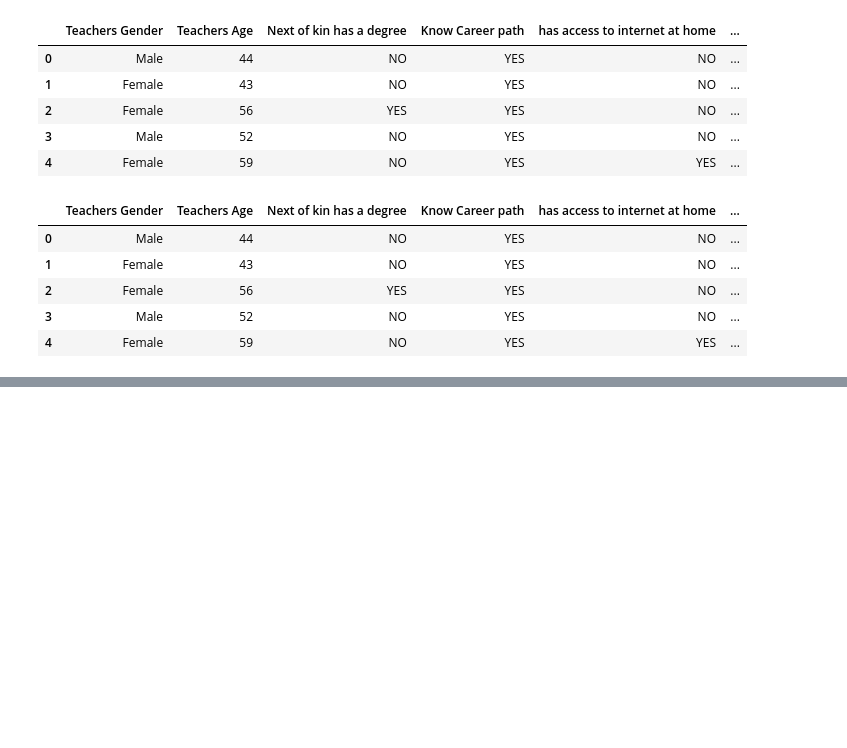
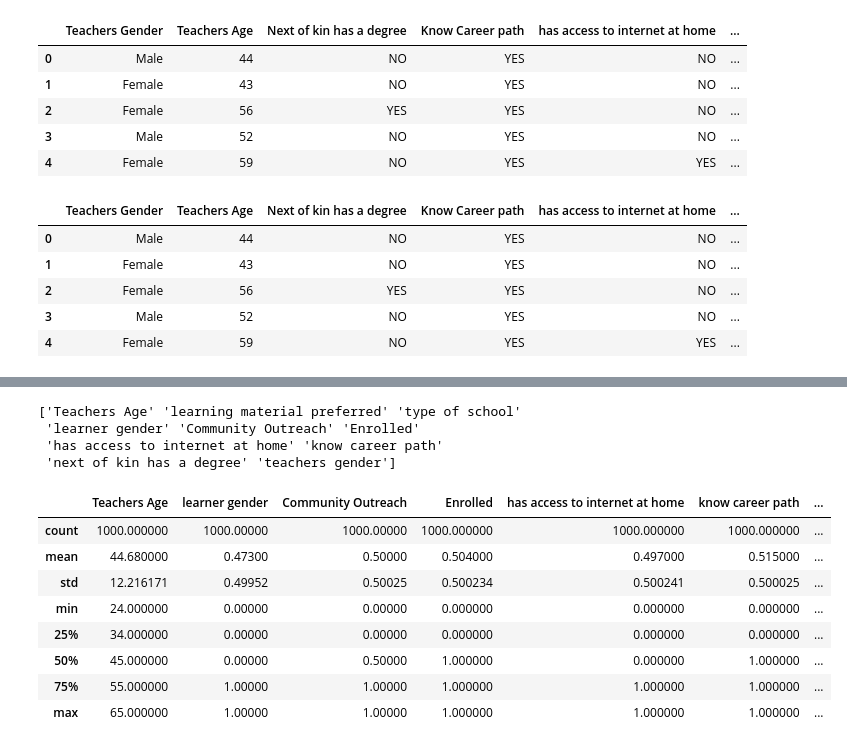
Before and after one commit to Amahle10/meta_devs, a Jupyter notebook: dataAnalysis.ipynb, the cells around one changed output, grey strips where cells are left out. Cells and saved outputs as stored; diff of their text form; code cells hidden in the pictures; blank space fills up the shorter version.

```diff
--- a/dataAnalysis.ipynb
+++ b/dataAnalysis.ipynb
@@ -199,0 +371,3 @@ dataFile4=dataFile3.drop(['NO'],axis=1)
+# %%
+dataFile8=pd.concat((dataFile7,dummy7),axis=1)
+dataFile8.head()
@@ -199,0 +381,3 @@ dataFile4=dataFile3.drop(['NO'],axis=1)
+# %%
+dataFile8=dataFile8.drop(['Teachers Gender'],axis=1)
+dataFile8.head()
@@ -199,0 +391,3 @@ dataFile4=dataFile3.drop(['NO'],axis=1)
+# %%
+dataFile8=dataFile8.drop(['Male'],axis=1)
+dataFile8.head()
@@ -199,0 +401,3 @@ dataFile4=dataFile3.drop(['NO'],axis=1)
+# %%
+dataFile8=dataFile8.rename(columns={"Female":"teachers gender"})
+dataFile8.head()
@@ -199,0 +411,21 @@ dataFile4=dataFile3.drop(['NO'],axis=1)
+# %%
+# features available in the dataset
+
+print(dataFile8.columns.values)
+# %% [output]
+['Teachers Age' 'learning material preferred' 'type of school'
+ 'learner gender' 'Community Outreach' 'Enrolled'
+ 'has access to internet at home' 'know career path'
+ 'next of kin has a degree' 'teachers gender']
+# %%
+dataFile8.describe()
+# %% [output]
+|  | Teachers Age | learner gender | Community Outreach | Enrolled | has access to internet at home | know career path | ... |
+| count | 1000.000000 | 1000.00000 | 1000.00000 | 1000.000000 | 1000.000000 | 1000.000000 | ... |
+| mean | 44.680000 | 0.47300 | 0.50000 | 0.504000 | 0.497000 | 0.515000 | ... |
+| std | 12.216171 | 0.49952 | 0.50025 | 0.500234 | 0.500241 | 0.500025 | ... |
+| min | 24.000000 | 0.00000 | 0.00000 | 0.000000 | 0.000000 | 0.000000 | ... |
+| 25% | 34.000000 | 0.00000 | 0.00000 | 0.000000 | 0.000000 | 0.000000 | ... |
+| 50% | 45.000000 | 0.00000 | 0.50000 | 1.000000 | 0.000000 | 1.000000 | ... |
+| 75% | 55.000000 | 1.00000 | 1.00000 | 1.000000 | 1.000000 | 1.000000 | ... |
+| max | 65.000000 | 1.00000 | 1.00000 | 1.000000 | 1.000000 | 1.000000 | ... |
```
Also changed, not shown: parts of 44 cells of this notebook.
